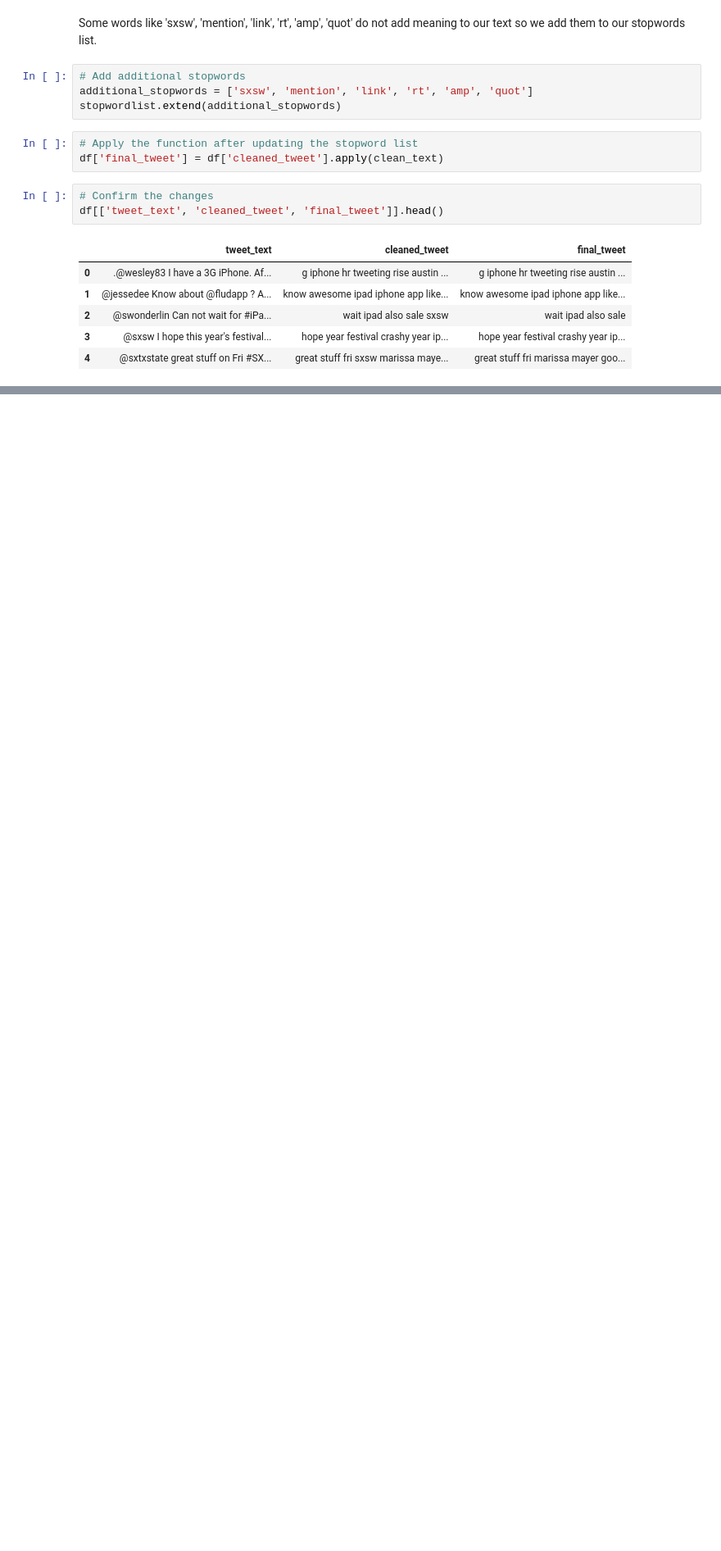
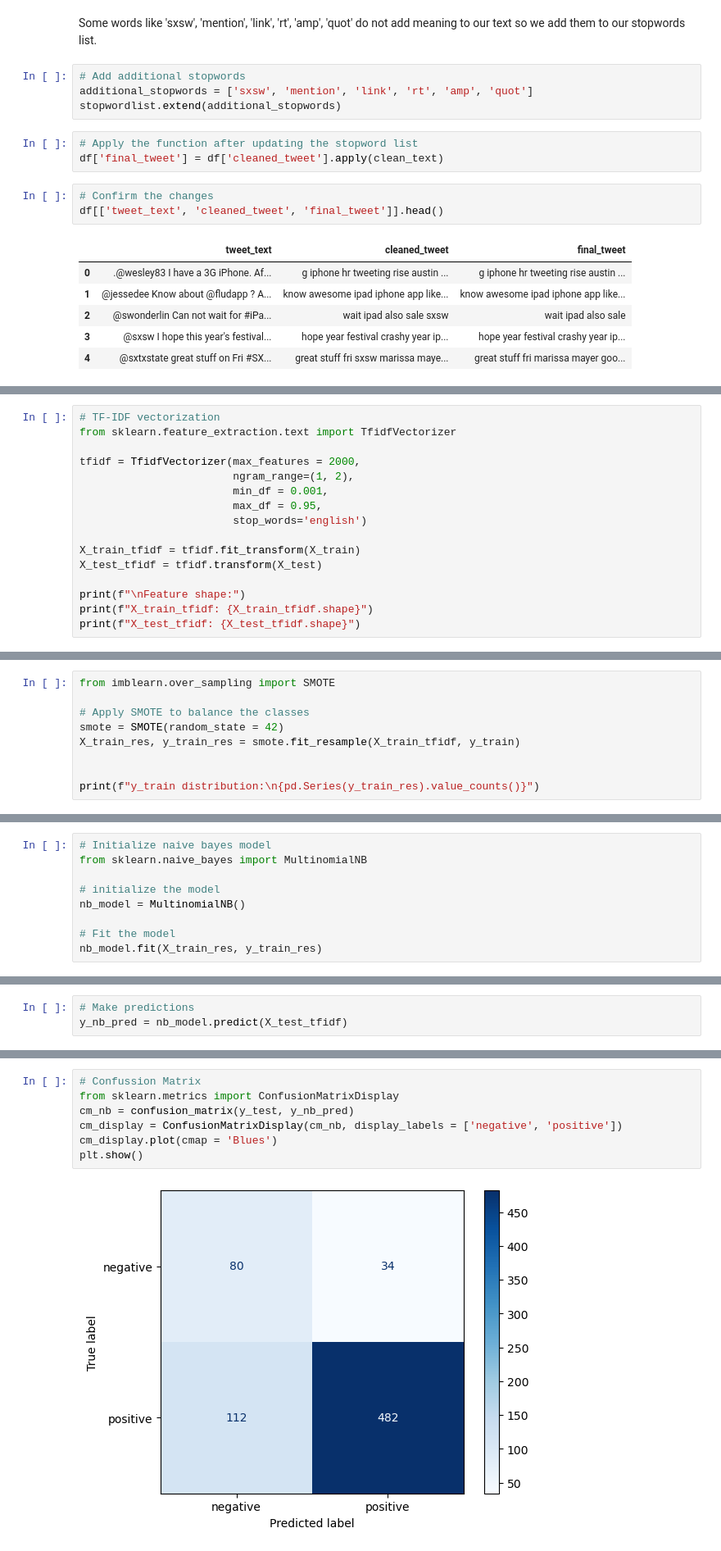
Before and after one commit to zippy345/Tweets_Group_8_project, a Jupyter notebook: sentiments.ipynb, the cells around one changed output, grey strips where cells are left out. Shown: that part at 82% size. Drawn from its saved outputs; the diff is of its cells as text; blank space fills up the shorter version.

```diff
--- a/sentiments.ipynb
+++ b/sentiments.ipynb
@@ -578,0 +611,16 @@ all_words_freqdist.most_common(20)
+# %%
+# TF-IDF vectorization
+from sklearn.feature_extraction.text import TfidfVectorizer
+
+tfidf = TfidfVectorizer(max_features = 2000,
+                        ngram_range=(1, 2),
+                        min_df = 0.001,
+                        max_df = 0.95,
+                        stop_words='english')
+
+X_train_tfidf = tfidf.fit_transform(X_train)
+X_test_tfidf = tfidf.transform(X_test)
+
+print(f"\nFeature shape:")
+print(f"X_train_tfidf: {X_train_tfidf.shape}")
+print(f"X_test_tfidf: {X_test_tfidf.shape}")
@@ -578,0 +641,9 @@ all_words_freqdist.most_common(20)
+# %%
+from imblearn.over_sampling import SMOTE
+
+# Apply SMOTE to balance the classes
+smote = SMOTE(random_state = 42)
+X_train_res, y_train_res = smote.fit_resample(X_train_tfidf, y_train)
+
+
+print(f"y_train distribution:\n{pd.Series(y_train_res).value_counts()}")
@@ -578,0 +660,9 @@ all_words_freqdist.most_common(20)
+# %%
+# Initialize naive bayes model
+from sklearn.naive_bayes import MultinomialNB
+
+# initialize the model
+nb_model = MultinomialNB()
+
+# Fit the model
+nb_model.fit(X_train_res, y_train_res)
@@ -578,0 +671,3 @@ all_words_freqdist.most_common(20)
+# %%
+# Make predictions
+y_nb_pred = nb_model.predict(X_test_tfidf)
@@ -578,0 +695,9 @@ all_words_freqdist.most_common(20)
+# %%
+# Confussion Matrix
+from sklearn.metrics import ConfusionMatrixDisplay
+cm_nb = confusion_matrix(y_test, y_nb_pred)
+cm_display = ConfusionMatrixDisplay(cm_nb, display_labels = ['negative', 'positive'])
+cm_display.plot(cmap = 'Blues')
+plt.show()
+# %% [output]
+[figure, added]
```
Also changed, not shown: parts of 34 cells of this notebook.
